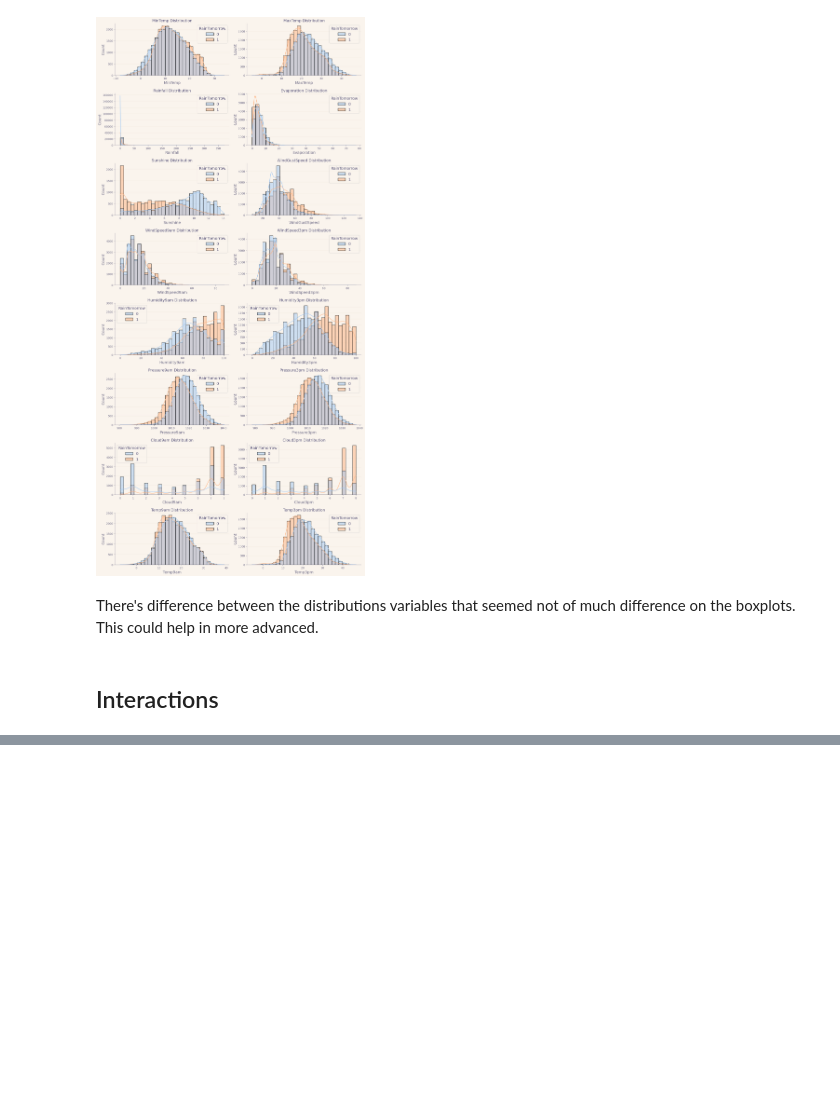
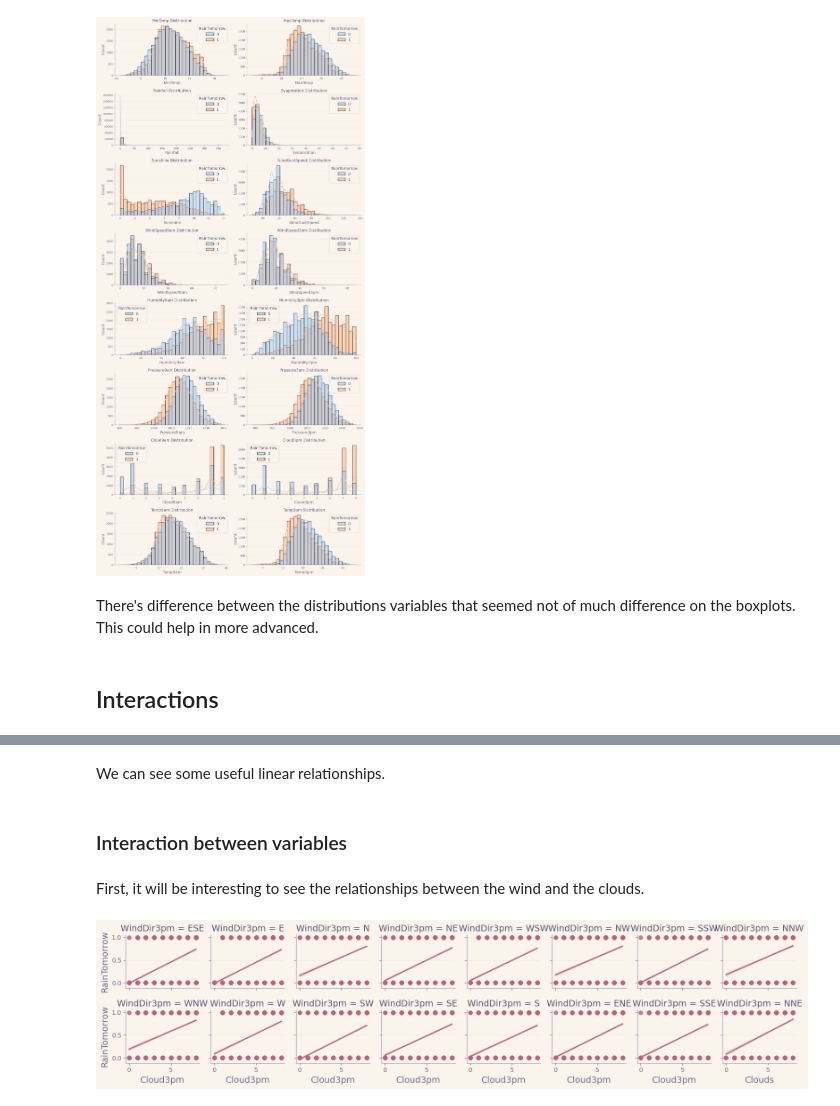
Before and after one commit to jordigb4/Rain_prediction, a Jupyter notebook: Notebook 1.ipynb, the cells around one changed output, grey strips where cells are left out. Drawn from its saved outputs; the diff is of its cells as text; code cells hidden in the pictures; blank space fills up the shorter version.

```diff
--- a/Notebook 1.ipynb
+++ b/Notebook 1.ipynb
@@ -357,0 +393,13 @@ sns.heatmap(data= df[num_cols])
+# %% [markdown]
+We can see some useful linear relationships.
+# %% [markdown]
+### Interaction between variables
+# %% [markdown]
+First, it will be interesting to see the relationships between the wind and the clouds.
+# %%
+sns.lmplot(x='Cloud3pm', y='RainTomorrow', col='WindDir3pm', data=df,line_kws={'linewidth': 2},col_wrap=8, height=2)
+plt.xlabel('Clouds')
+plt.ylabel('RainTomorrow')
+plt.show()
+# %% [output]
+[figure, added]
```
Also changed, not shown: parts of 17 cells of this notebook, 2 other files.
